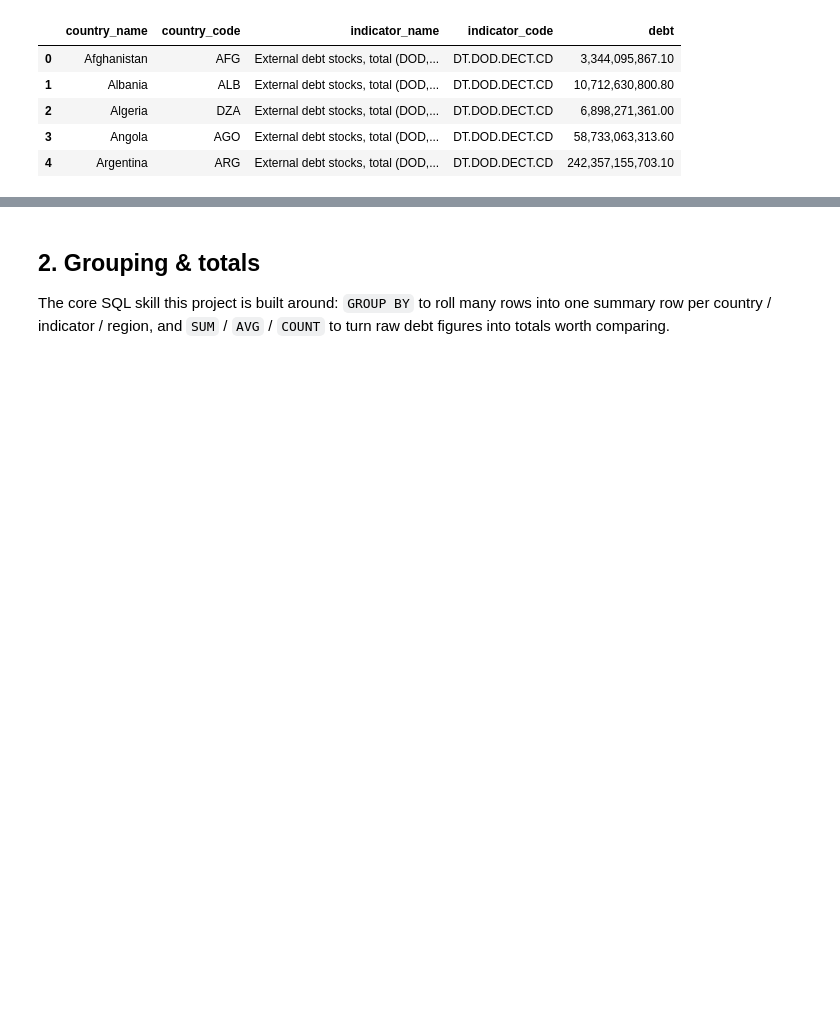
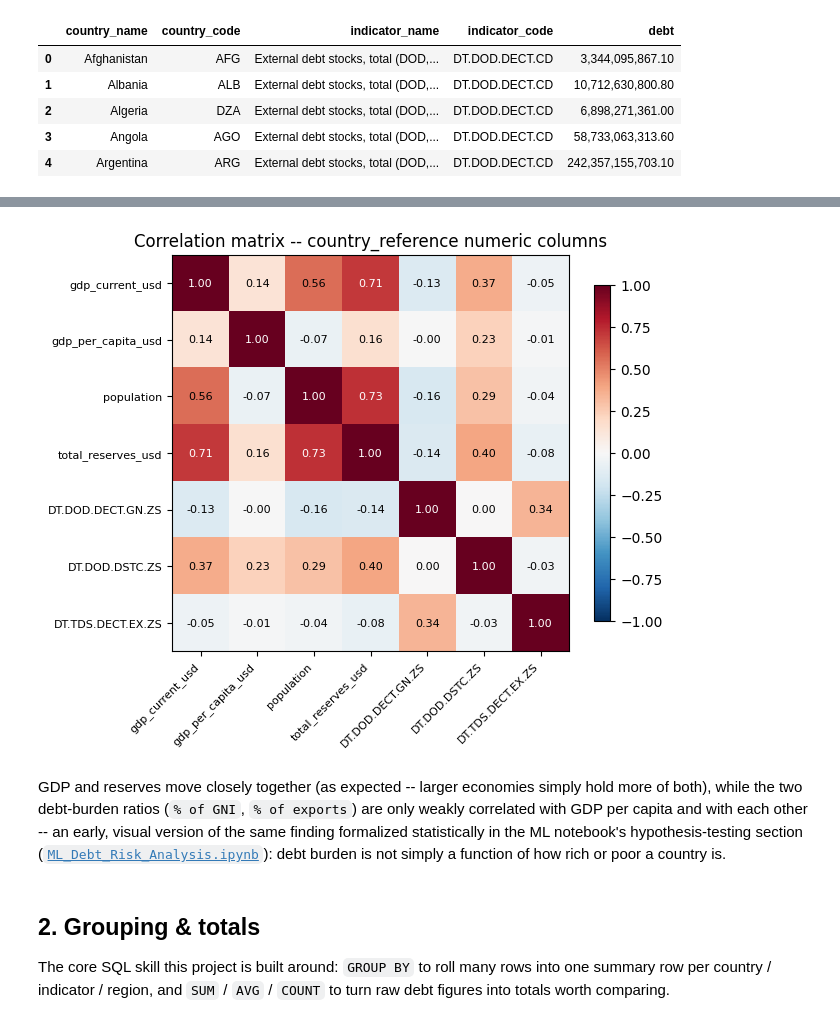
Before and after one commit to Nobby-sibanda/International-Debt, a Jupyter notebook: notebooks/International_Debt_Analysis.ipynb, the cells around one changed output, grey strips where cells are left out. Saved outputs shown, nothing was run; the diff lists cells and outputs as text; code cells hidden in the pictures; blank space fills up the shorter version.

```diff
--- a/notebooks/International_Debt_Analysis.ipynb
+++ b/notebooks/International_Debt_Analysis.ipynb
@@ -51,3 +177,27 @@ pd.read_sql_query("SELECT * FROM country_reference LIMIT 5", conn)
+# %%
+numeric_cols = ["gdp_current_usd", "gdp_per_capita_usd", "population", "total_reserves_usd",
+                 "DT.DOD.DECT.GN.ZS", "DT.DOD.DSTC.ZS", "DT.TDS.DECT.EX.ZS"]
+corr = ref_full[numeric_cols].corr()
+
+fig, ax = plt.subplots(figsize=(6.5, 5.5))
+im = ax.imshow(corr, cmap="RdBu_r", vmin=-1, vmax=1)
+ax.set_xticks(range(len(numeric_cols))); ax.set_xticklabels(numeric_cols, rotation=45, ha="right", fontsize=8)
+ax.set_yticks(range(len(numeric_cols))); ax.set_yticklabels(numeric_cols, fontsize=8)
+for (i, j), v in np.ndenumerate(corr.values):
+    ax.text(j, i, f"{v:.2f}", ha="center", va="center", fontsize=8,
+            color="white" if abs(v) > 0.6 else "black")
+fig.colorbar(im, shrink=0.8)
+ax.set_title("Correlation matrix -- country_reference numeric columns")
+plt.tight_layout(); plt.show()
+# %% [output]
+[figure, added]
+# %% [markdown]
+GDP and reserves move closely together (as expected -- larger economies simply hold more of
+both), while the two debt-burden ratios (`% of GNI`, `% of exports`) are only weakly correlated
+with GDP per capita and with each other -- an early, visual version of the same finding formalized
+statistically in the ML notebook's hypothesis-testing section
+([`ML_Debt_Risk_Analysis.ipynb`](ML_Debt_Risk_Analysis.ipynb)): debt burden is not simply a
+function of how rich or poor a country is.
 # %% [markdown]
 ## 2. Grouping & totals
 
```
Also changed, not shown: parts of 10 cells of this notebook.
